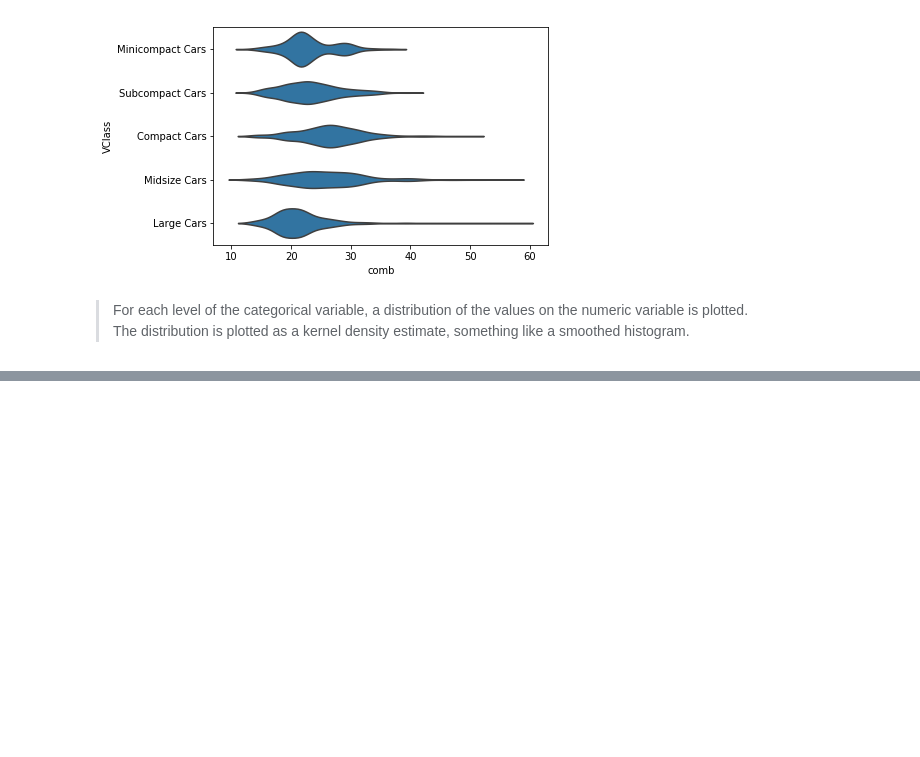
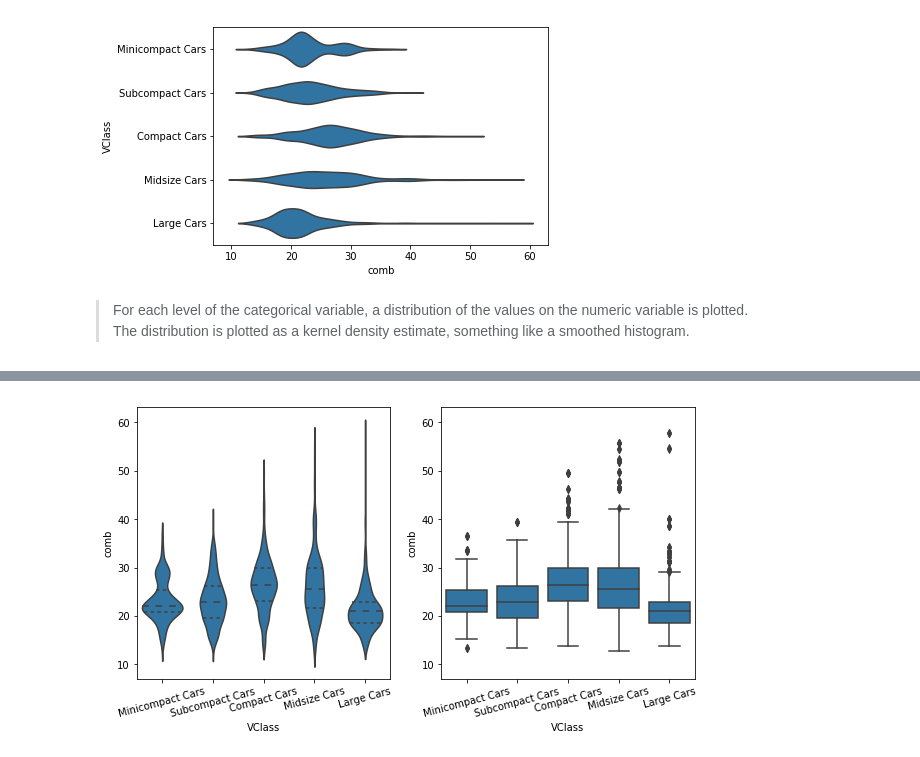
Before and after one commit to eatPizza311/data_visualization, a Jupyter notebook: 2.Bivariate exploration of data.ipynb, the cells around one changed output, grey strips where cells are left out. Cells and saved outputs as stored; diff of their text form; code cells hidden in the pictures; blank space fills up the shorter version.

Commit message:
feat: add Box Plots to 2.Bivariate exploration of data

```diff
--- a/2.Bivariate exploration of data.ipynb
+++ b/2.Bivariate exploration of data.ipynb
@@ -184,0 +191,17 @@ sns.violinplot(data=fuel_df, y='VClass', x='comb', color=base_color,
+# %%
+plt.figure(figsize = [10, 5])
+base_color = sns.color_palette()[0]
+
+# left plot: violin plot
+plt.subplot(1, 2, 1)
+ax1 = sns.violinplot(data=fuel_df, x='VClass', y='comb', color=base_color,
+                     inner='quartile')
+plt.xticks(rotation=15)
+
+# right plot: box plot
+plt.subplot(1, 2, 2)
+sns.boxplot(data=fuel_df, x='VClass', y='comb', color=base_color)
+plt.ylim(ax1.get_ylim()) # set y-axis limits to be same as left plot
+plt.xticks(rotation=15);
+# %% [output]
+[figure, added]
```
Also changed, not shown: parts of 4 cells of this notebook.
